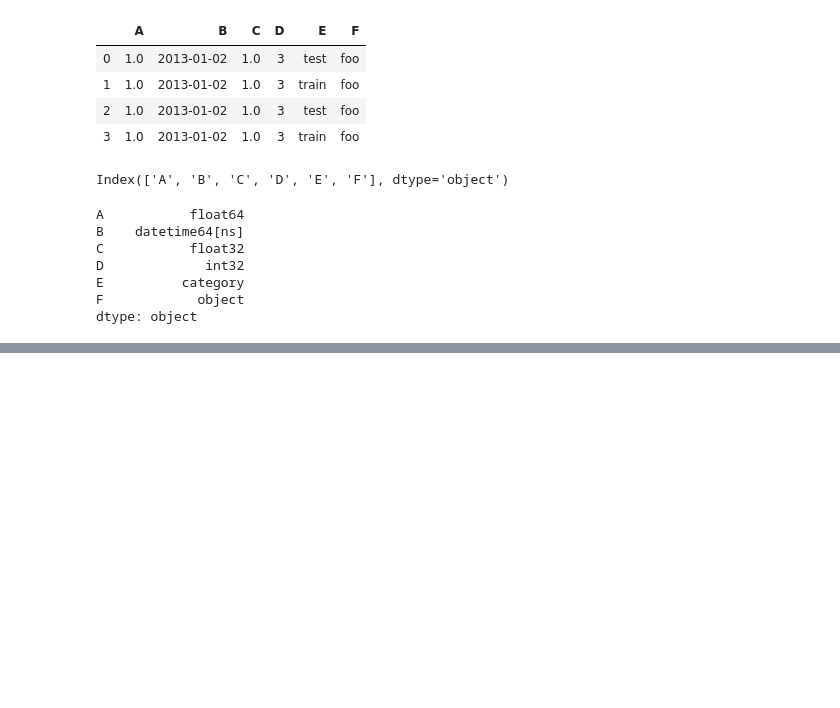
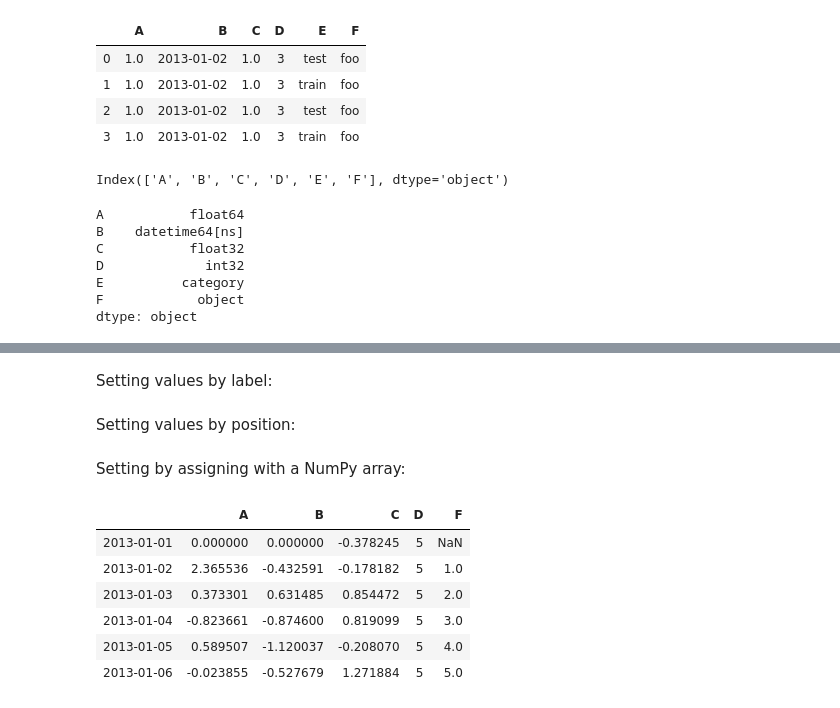
Before and after one commit to nivkeren/computational-methods, a Jupyter notebook: Lesson4.ipynb, the cells around one changed output, grey strips where cells are left out. Cells and saved outputs as stored; diff of their text form; code cells hidden in the pictures; blank space fills up the shorter version.

```diff
--- a/Lesson4.ipynb
+++ b/Lesson4.ipynb
@@ -101,0 +325,24 @@ dtype: object
+# %%
+df['F'] = s1
+# %% [markdown]
+Setting values by label:
+# %%
+df.loc[dates[0], 'A'] = 0
+# %% [markdown]
+Setting values by position:
+# %%
+df.iloc[0, 1] = 0
+# %% [markdown]
+Setting by assigning with a NumPy array:
+# %%
+df.loc[:, 'D'] = np.array([5] * len(df))
+# %%
+df
+# %% [output]
+|  | A | B | C | D | F |
+| 2013-01-01 | 0.000000 | 0.000000 | -0.378245 | 5 | NaN |
+| 2013-01-02 | 2.365536 | -0.432591 | -0.178182 | 5 | 1.0 |
+| 2013-01-03 | 0.373301 | 0.631485 | 0.854472 | 5 | 2.0 |
+| 2013-01-04 | -0.823661 | -0.874600 | 0.819099 | 5 | 3.0 |
+| 2013-01-05 | 0.589507 | -1.120037 | -0.208070 | 5 | 4.0 |
+| 2013-01-06 | -0.023855 | -0.527679 | 1.271884 | 5 | 5.0 |
```
Also changed, not shown: parts of 69 cells of this notebook, 5 other files.
